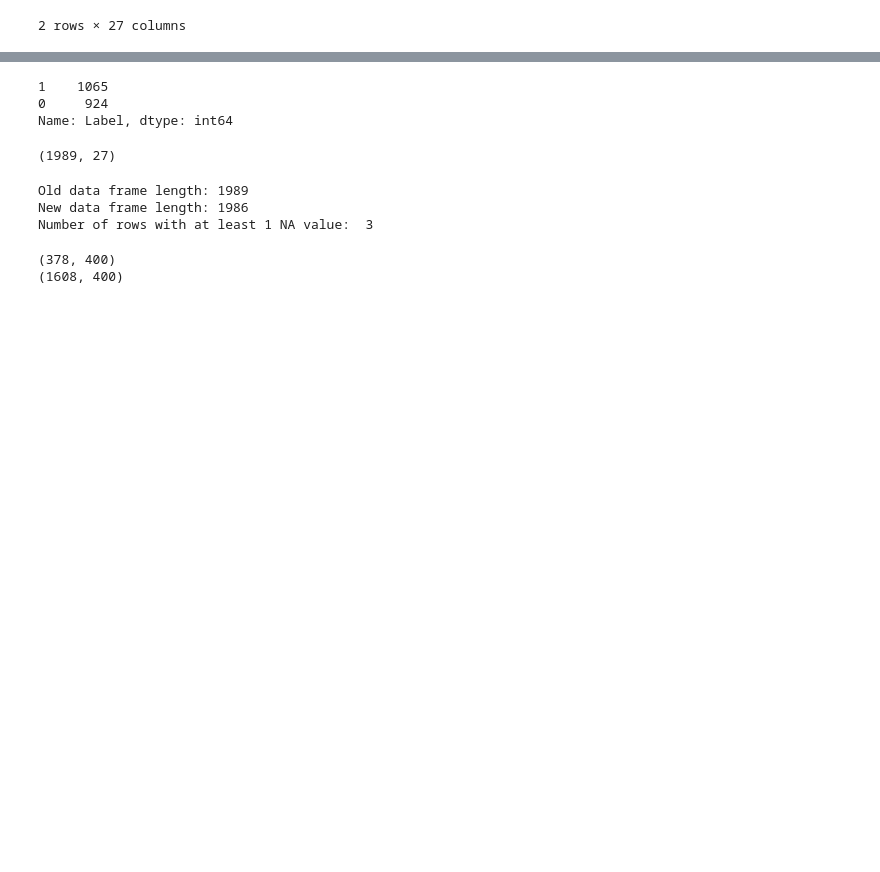
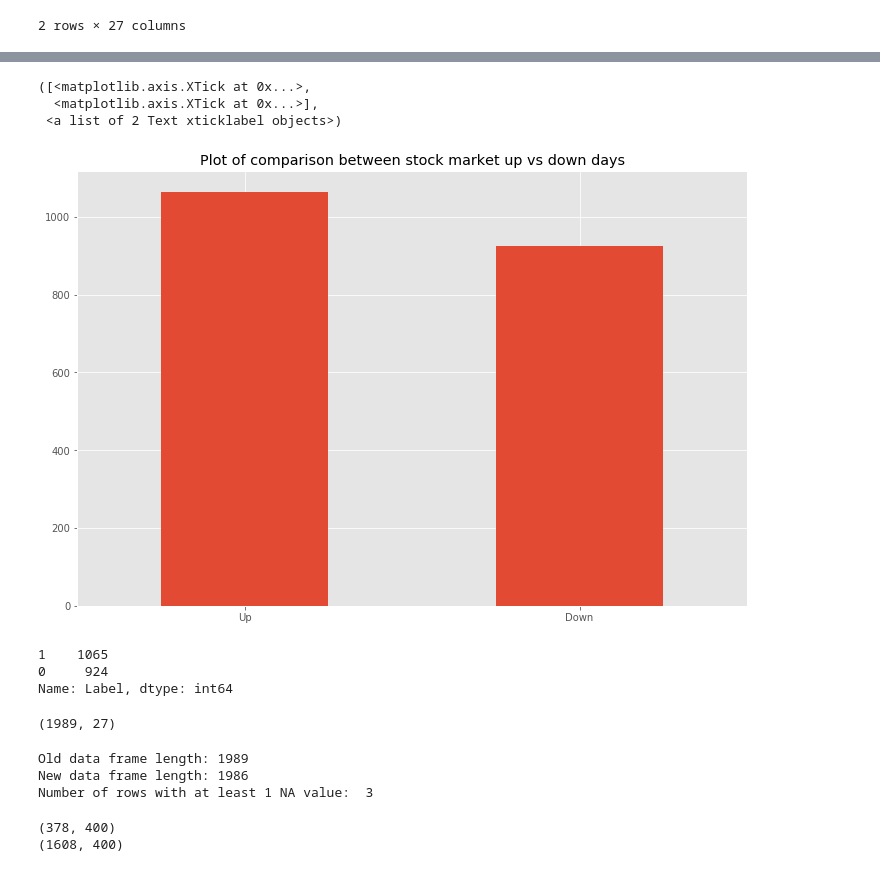
Before and after one commit to eyambaita/dsc-4-final-project-online-ds-pt-100118, a Jupyter notebook: student.ipynb, the cells around one changed output, grey strips where cells are left out. Cells and saved outputs as stored; diff of their text form; code cells hidden in the pictures; blank space fills up the shorter version.

```diff
--- a/student.ipynb
+++ b/student.ipynb
@@ -69,3 +76,12 @@ data.tail(2)
+# %%
+data['Label'].value_counts().plot(kind ='bar', figsize = (12,8))
+plt.title('Plot of comparison between stock market up vs down days')
+plt.xticks([0,1],['Up','Down'], rotation=0)
+# %% [output]
+([<matplotlib.axis.XTick at 0x...>,
+  <matplotlib.axis.XTick at 0x...>],
+ <a list of 2 Text xticklabel objects>)
+[figure, added]
 # %%
 #Evaluating number of positive and negative days and sniffing for null values
 data['Label'].value_counts()
```
Also changed, not shown: parts of 21 cells of this notebook.
